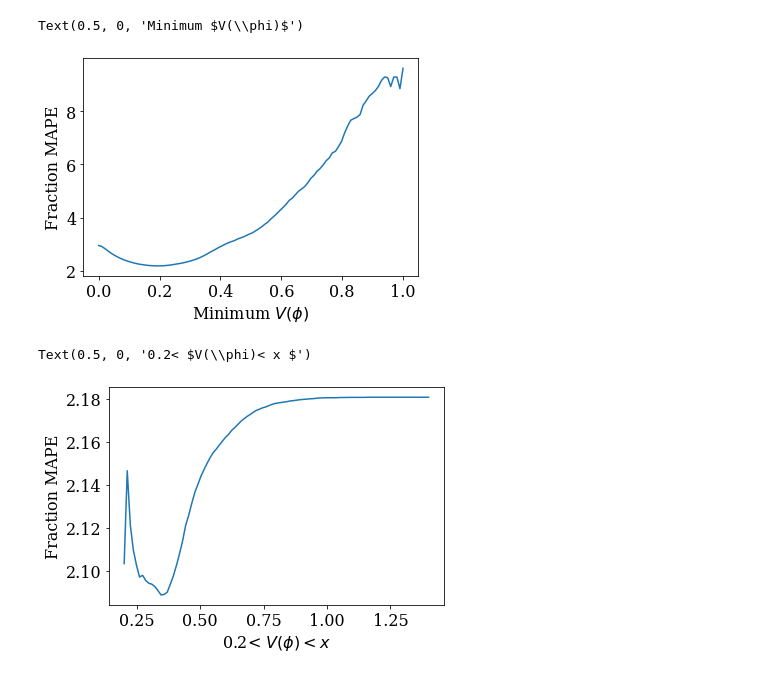
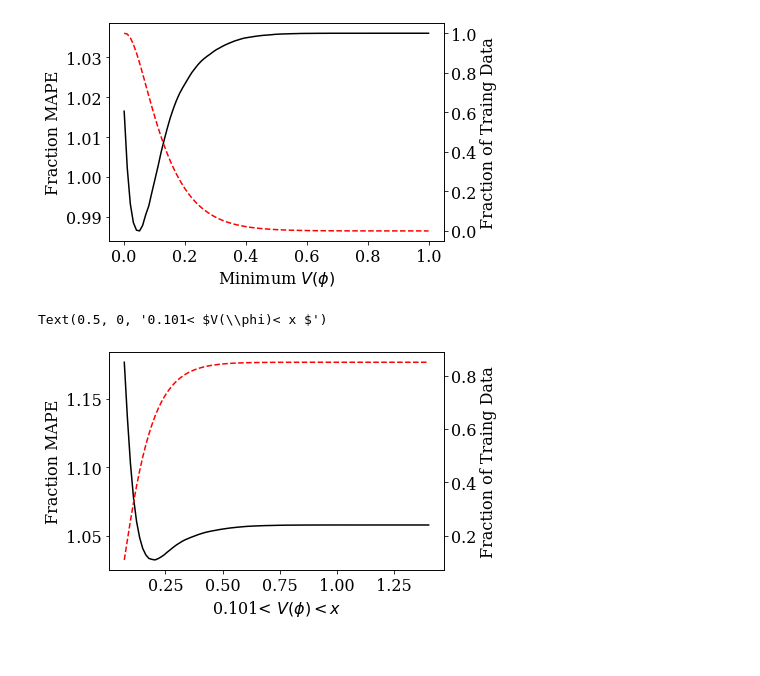
Before and after one commit to seancraven/Level-4-Masters-Project, a Jupyter notebook: Hyperparam_Testing/Testing_Notebooks/Optimised_Network/V(phi)_ape.ipynb, the cells around one changed output. Cells and saved outputs as stored; diff of their text form; code cells hidden in the pictures.

```diff
--- a/Hyperparam_Testing/Testing_Notebooks/Optimised_Network/V(phi)_ape.ipynb
+++ b/Hyperparam_Testing/Testing_Notebooks/Optimised_Network/V(phi)_ape.ipynb
@@ -23,6 +23,6 @@ data = cf.gen_and_load(1000000,100000)
 train_x ,train_y = data[0]
 val_x,val_y = data[1]
 # %%
-model = models.load_model('/home/sean/Documents/Work/Level 4/Level-4-Masters-Project/Hyperparam_Testing/Testing_Notebooks/Optimised_Network/Saved_Optimised_Networks/106datapoints.h5')
+model = models.load_model('/home/sean/Documents/Work/Level 4/Level-4-Masters-Project/Hyperparam_Testing/Testing_Notebooks/Optimised_Network/5_107.0datapoints.h5')
 v_nn = model.predict(train_x)[:,0]
 # %% [output]
@@ -68,12 +62,20 @@ fraction_mape = []
 for i in cutoffs:
     index = np.where(train_y>i)
     fraction_mape.append(np.mean(abs((v_nn[index]-train_y[index])/train_y[index]))*100)
+# %%
+fractions = []
+for i in cutoffs:
+    fraction = len(train_y[np.where(train_y>i)])/train_y.shape[0]
+    fractions.append(fraction)
 # %%
 fig, ax = plt.subplots(1)
-ax.plot(cutoffs,fraction_mape)
+ax2 = ax.twinx()
+ax2.plot(cutoffs,fractions, 'r--')
+ax.plot(cutoffs,fraction_mape, c = 'black')
 ax.set_ylabel('Fraction MAPE')
 ax.set_xlabel('Minimum $V(\phi)$')
+ax2.set_ylabel('Fraction of Traing Data')
+best_cut = float(cutoffs[np.argmin(fraction_mape)])
 # %% [output]
-Text(0.5, 0, 'Minimum $V(\\phi)$')
-[figure, old version]
+[figure, new version]
 # %%
@@ -88,12 +92,15 @@ for i in Upper_cut:
 fraction_mape =np.nan_to_num(fraction_mape,0)
 # %%
 fig, ax = plt.subplots(1)
-ax.plot(Upper_cut,fraction_mape)
+ax2 = ax.twinx()
+ax2.plot(Upper_cut,fractions, 'r--')
+ax.plot(Upper_cut,fraction_mape,c = 'black')
 ax.set_ylabel('Fraction MAPE')
-ax.set_xlabel('0.2< $V(\phi)< x $')
+ax2.set_ylabel('Fraction of Traing Data')
+ax.set_xlabel('{}< $V(\phi)< x $'.format(round(best_cut+0.05,3)))
 # %% [output]
-Text(0.5, 0, '0.2< $V(\\phi)< x $')
+Text(0.5, 0, '0.101< $V(\\phi)< x $')
-[figure, old version]
+[figure, new version]
 # %%
 optimum_cut = round(Upper_cut[np.argmin(fraction_mape)],2)
 print('Optimised MAPE on the interval $0.2<V(\phi)<{}$'.format(optimum_cut))
```
Also changed, not shown: parts of 8 cells of this notebook.
